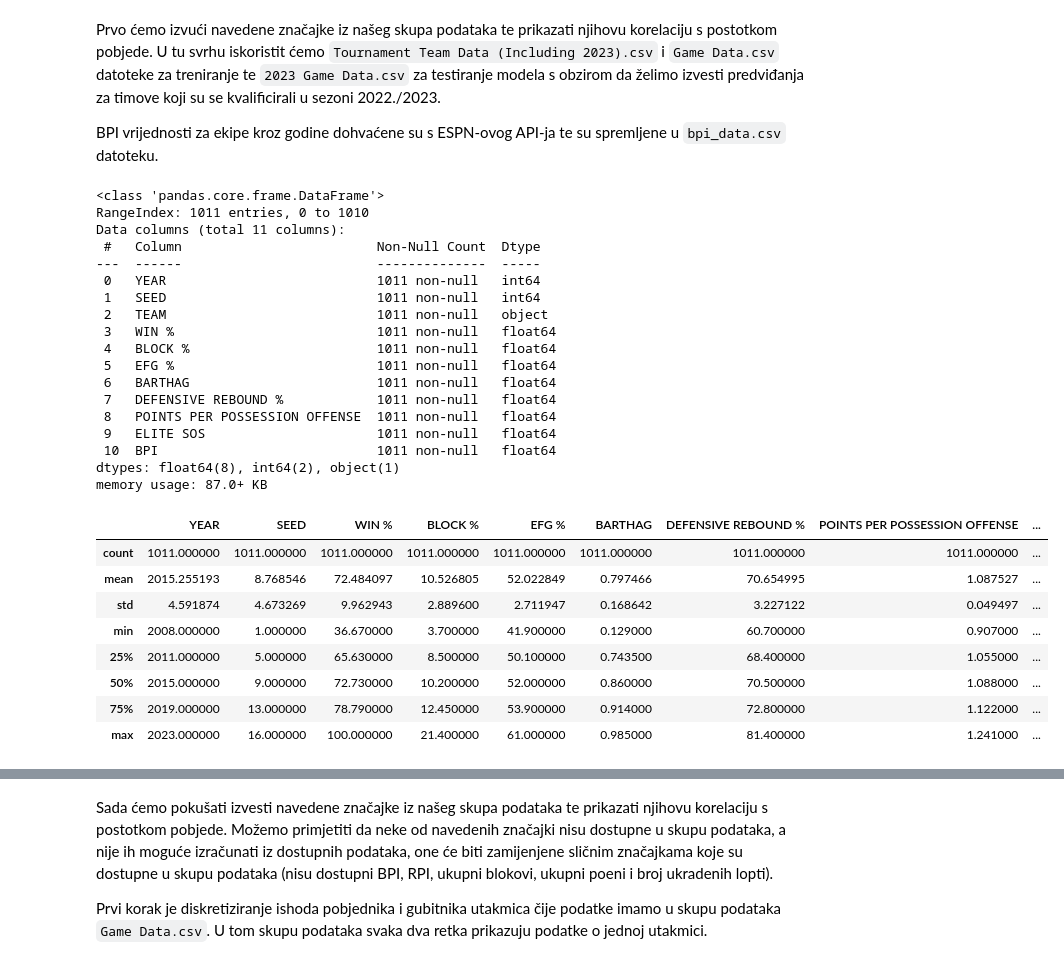
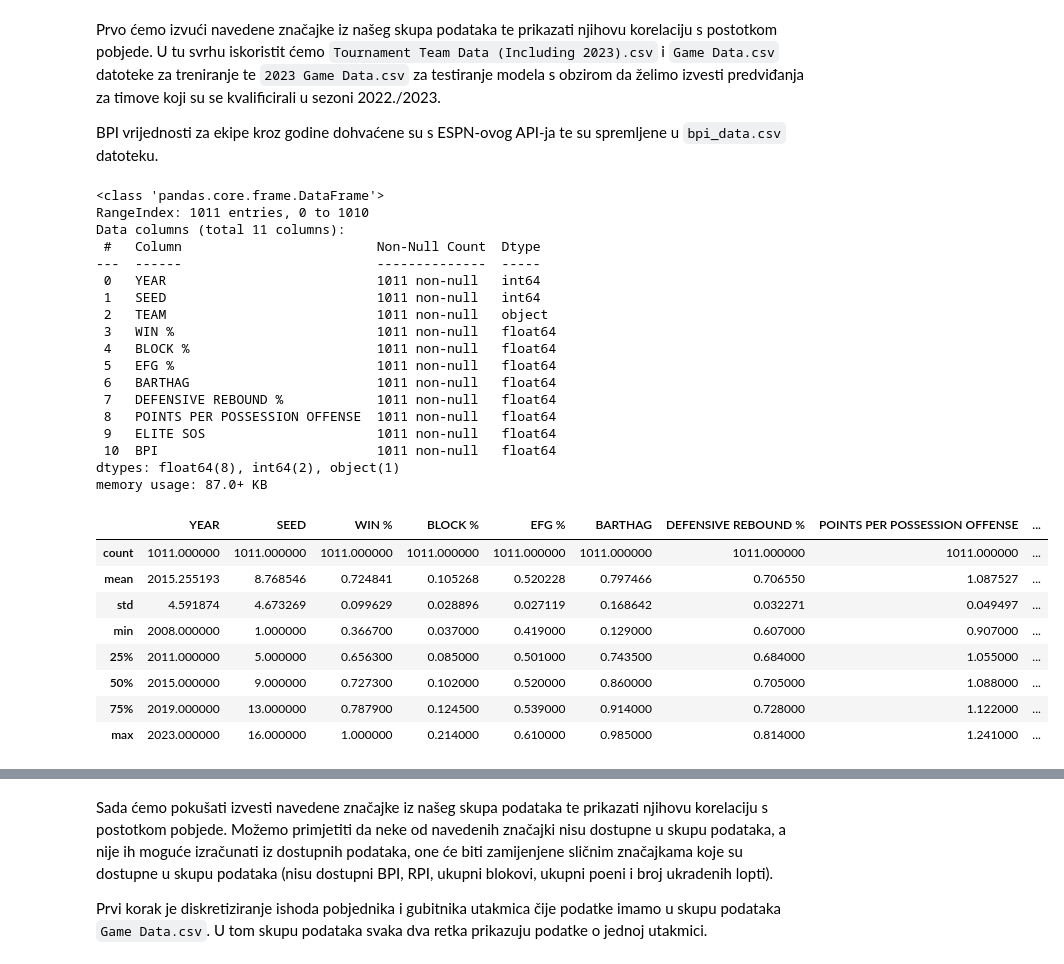
Before and after one commit to babe1304/UZOP-project, a Jupyter notebook: reporoduction_of_experiments.ipynb, the cells around one changed output, grey strips where cells are left out. Saved outputs shown, nothing was run; the diff lists cells and outputs as text; code cells hidden in the pictures.

```diff
--- a/reporoduction_of_experiments.ipynb
+++ b/reporoduction_of_experiments.ipynb
@@ -96,40 +96,55 @@ tournament_team_data['TEAM'] = tournament_team_data['TEAM'].replace("Mississippi
 tournament_team_data['TEAM'] = tournament_team_data['TEAM'].replace("Texas A&M Corpus Chris", "Texas A&M CC")
 game_data_2023['TEAM'] = game_data_2023['TEAM'].replace("Texas A&M Corpus Chris", "Texas A&M CC")
 
 tournament_team_data = tournament_team_data.loc[:, ['YEAR', 'SEED', 'TEAM', 'WIN %', 'BLOCK %', 'EFG %', 'BARTHAG', 'DEFENSIVE REBOUND %', 'POINTS PER POSSESSION OFFENSE', 'ELITE SOS']]
 tournament_team_data = tournament_team_data.merge(bpi_data, on=['YEAR', 'TEAM'], how='left')
 game_data_2023 = game_data_2023.merge(bpi_data, on=['YEAR', 'TEAM'], how='left')
 
+game_data_2023['WIN %'] = game_data_2023['WIN %']/100
+tournament_team_data['WIN %'] = tournament_team_data['WIN %']/100
+
+game_data_2023['EFG %'] = game_data_2023['EFG %']/100
+tournament_team_data['EFG %'] = tournament_team_data['EFG %']/100
+
+game_data_2023['DEFENSIVE REBOUND %'] = game_data_2023['DEFENSIVE REBOUND %']/100
+tournament_team_data['DEFENSIVE REBOUND %'] = tournament_team_data['DEFENSIVE REBOUND %']/100
+
+game_data_2023['BLOCK %'] = game_data_2023['BLOCK %']/100
+tournament_team_data['BLOCK %'] = tournament_team_data['BLOCK %']/100
+
+game_data_2023['ELITE SOS'] = game_data_2023['ELITE SOS']/100
+tournament_team_data['ELITE SOS'] = tournament_team_data['ELITE SOS']/100
+
 tournament_team_data.info()
 tournament_team_data.describe()
 # %% [output]
 <class 'pandas.core.frame.DataFrame'>
 RangeIndex: 1011 entries, 0 to 1010
 Data columns (total 11 columns):
  #   Column                         Non-Null Count  Dtype
 ---  ------                         --------------  -----
  0   YEAR                           1011 non-null   int64
  1   SEED                           1011 non-null   int64
  2   TEAM                           1011 non-null   object
  3   WIN %                          1011 non-null   float64
  4   BLOCK %                        1011 non-null   float64
  5   EFG %                          1011 non-null   float64
  6   BARTHAG                        1011 non-null   float64
  7   DEFENSIVE REBOUND %            1011 non-null   float64
  8   POINTS PER POSSESSION OFFENSE  1011 non-null   float64
  9   ELITE SOS                      1011 non-null   float64
  10  BPI                            1011 non-null   float64
 dtypes: float64(8), int64(2), object(1)
 memory usage: 87.0+ KB
 |  | YEAR | SEED | WIN % | BLOCK % | EFG % | BARTHAG | DEFENSIVE REBOUND % | POINTS PER POSSESSION OFFENSE | ... |
 | count | 1011.000000 | 1011.000000 | 1011.000000 | 1011.000000 | 1011.000000 | 1011.000000 | 1011.000000 | 1011.000000 | ... |
-| mean | 2015.255193 | 8.768546 | 72.484097 | 10.526805 | 52.022849 | 0.797466 | 70.654995 | 1.087527 | ... |
-| std | 4.591874 | 4.673269 | 9.962943 | 2.889600 | 2.711947 | 0.168642 | 3.227122 | 0.049497 | ... |
-| min | 2008.000000 | 1.000000 | 36.670000 | 3.700000 | 41.900000 | 0.129000 | 60.700000 | 0.907000 | ... |
-| 25% | 2011.000000 | 5.000000 | 65.630000 | 8.500000 | 50.100000 | 0.743500 | 68.400000 | 1.055000 | ... |
-| 50% | 2015.000000 | 9.000000 | 72.730000 | 10.200000 | 52.000000 | 0.860000 | 70.500000 | 1.088000 | ... |
-| 75% | 2019.000000 | 13.000000 | 78.790000 | 12.450000 | 53.900000 | 0.914000 | 72.800000 | 1.122000 | ... |
-| max | 2023.000000 | 16.000000 | 100.000000 | 21.400000 | 61.000000 | 0.985000 | 81.400000 | 1.241000 | ... |
+| mean | 2015.255193 | 8.768546 | 0.724841 | 0.105268 | 0.520228 | 0.797466 | 0.706550 | 1.087527 | ... |
+| std | 4.591874 | 4.673269 | 0.099629 | 0.028896 | 0.027119 | 0.168642 | 0.032271 | 0.049497 | ... |
+| min | 2008.000000 | 1.000000 | 0.366700 | 0.037000 | 0.419000 | 0.129000 | 0.607000 | 0.907000 | ... |
+| 25% | 2011.000000 | 5.000000 | 0.656300 | 0.085000 | 0.501000 | 0.743500 | 0.684000 | 1.055000 | ... |
+| 50% | 2015.000000 | 9.000000 | 0.727300 | 0.102000 | 0.520000 | 0.860000 | 0.705000 | 1.088000 | ... |
+| 75% | 2019.000000 | 13.000000 | 0.787900 | 0.124500 | 0.539000 | 0.914000 | 0.728000 | 1.122000 | ... |
+| max | 2023.000000 | 16.000000 | 1.000000 | 0.214000 | 0.610000 | 0.985000 | 0.814000 | 1.241000 | ... |
 # %%
 game_data_2023 = game_data_2023.loc[:, ['YEAR', 'SEED', 'TEAM', 'WIN %', 'BLOCK %', 'EFG %', 'BARTHAG', 'DEFENSIVE REBOUND %', 'POINTS PER POSSESSION OFFENSE', 'ELITE SOS','BPI']]
 
```
Also changed, not shown: parts of 50 cells of this notebook, 1 other file.
